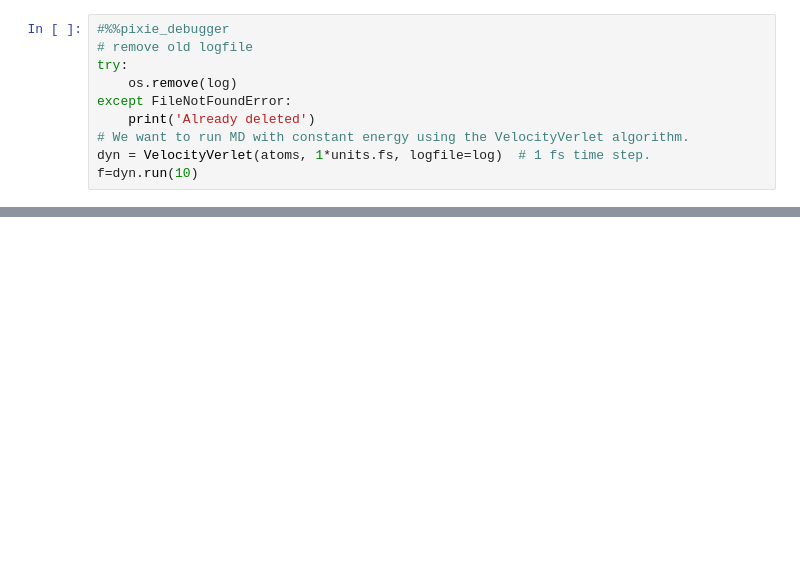
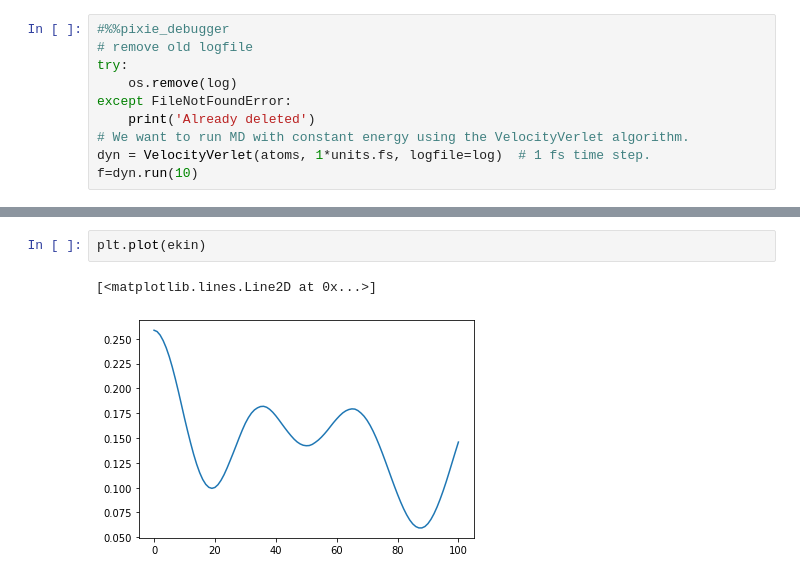
Before and after one commit to ferchault/APDFT, a Jupyter notebook: prototyping/apdft-ofdft-cpmd/test_PROFESS_CPMD.ipynb, the cells around one changed output, grey strips where cells are left out. Drawn from its saved outputs; the diff is of its cells as text; blank space fills up the shorter version.

```diff
--- a/prototyping/apdft-ofdft-cpmd/test_PROFESS_CPMD.ipynb
+++ b/prototyping/apdft-ofdft-cpmd/test_PROFESS_CPMD.ipynb
@@ -51,0 +61,5 @@ f=dyn.run(10)
+# %%
+plt.plot(ekin)
+# %% [output]
+[<matplotlib.lines.Line2D at 0x...>]
+[figure, added]
```
Also changed, not shown: parts of 10 cells of this notebook, 7 other files.
